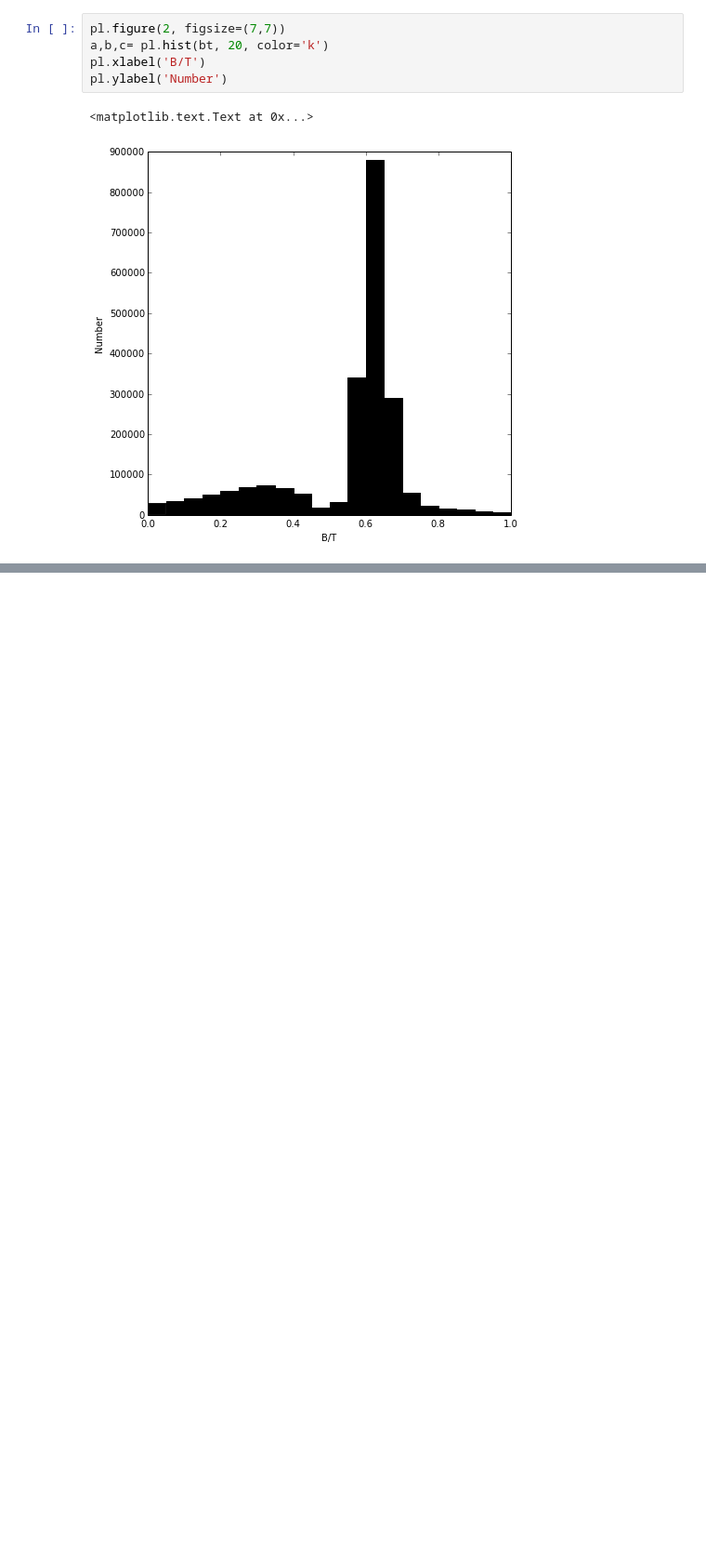
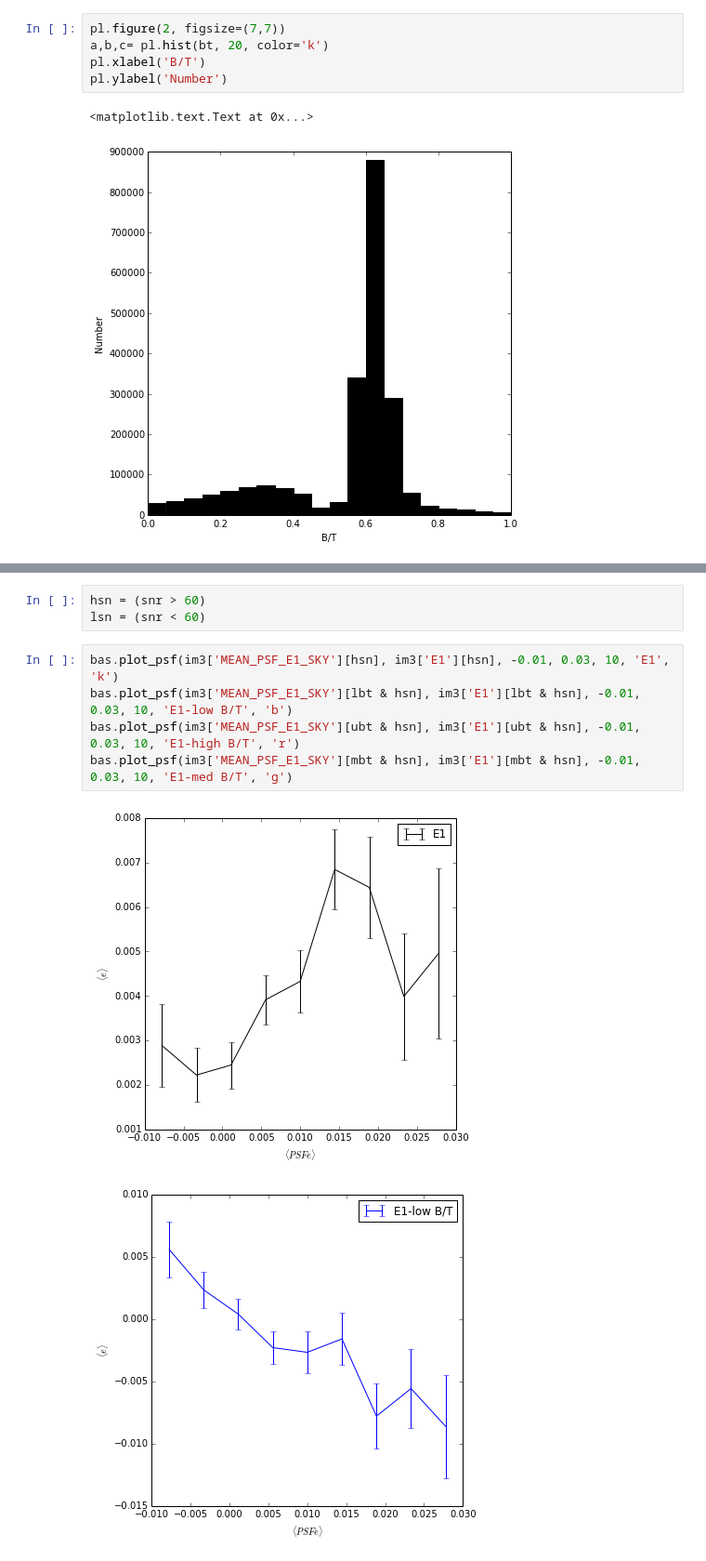
Before and after one commit to vvinuv/ipynb, a Jupyter notebook: im3shape_psf.ipynb, the cells around one changed output, grey strips where cells are left out. Shown: that part at 93% size. Cells and saved outputs as stored; diff of their text form; blank space fills up the shorter version.

```diff
--- a/im3shape_psf.ipynb
+++ b/im3shape_psf.ipynb
@@ -132,0 +142,11 @@ pl.ylabel('Number')
+# %%
+hsn = (snr > 60)
+lsn = (snr < 60)
+# %%
+bas.plot_psf(im3['MEAN_PSF_E1_SKY'][hsn], im3['E1'][hsn], -0.01, 0.03, 10, 'E1', 'k')
+bas.plot_psf(im3['MEAN_PSF_E1_SKY'][lbt & hsn], im3['E1'][lbt & hsn], -0.01, 0.03, 10, 'E1-low B/T', 'b')
+bas.plot_psf(im3['MEAN_PSF_E1_SKY'][ubt & hsn], im3['E1'][ubt & hsn], -0.01, 0.03, 10, 'E1-high B/T', 'r')
+bas.plot_psf(im3['MEAN_PSF_E1_SKY'][mbt & hsn], im3['E1'][mbt & hsn], -0.01, 0.03, 10, 'E1-med B/T', 'g')
+# %% [output]
+[figure, added]
+[figure, added]
```
Also changed, not shown: parts of 4 cells of this notebook.
